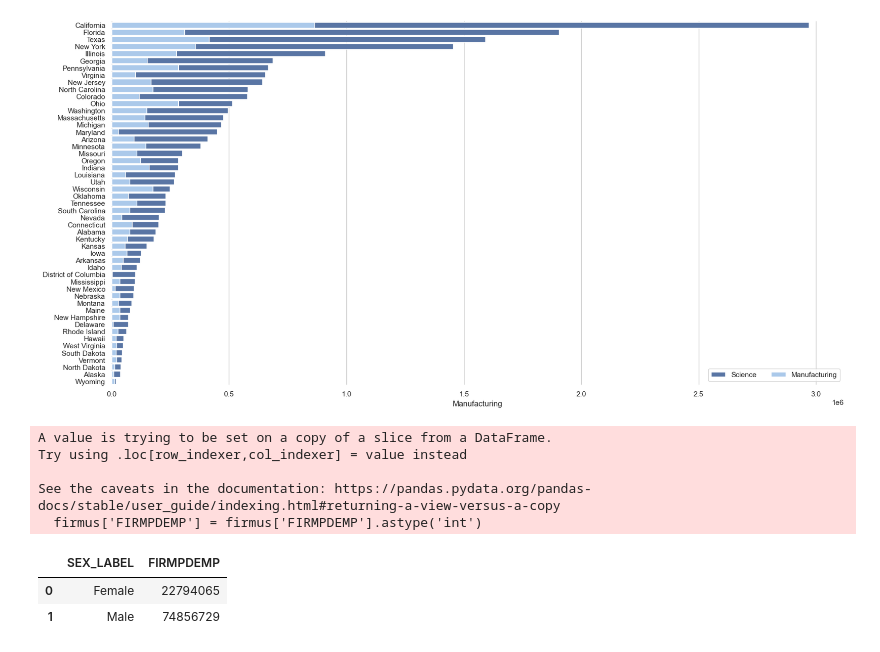
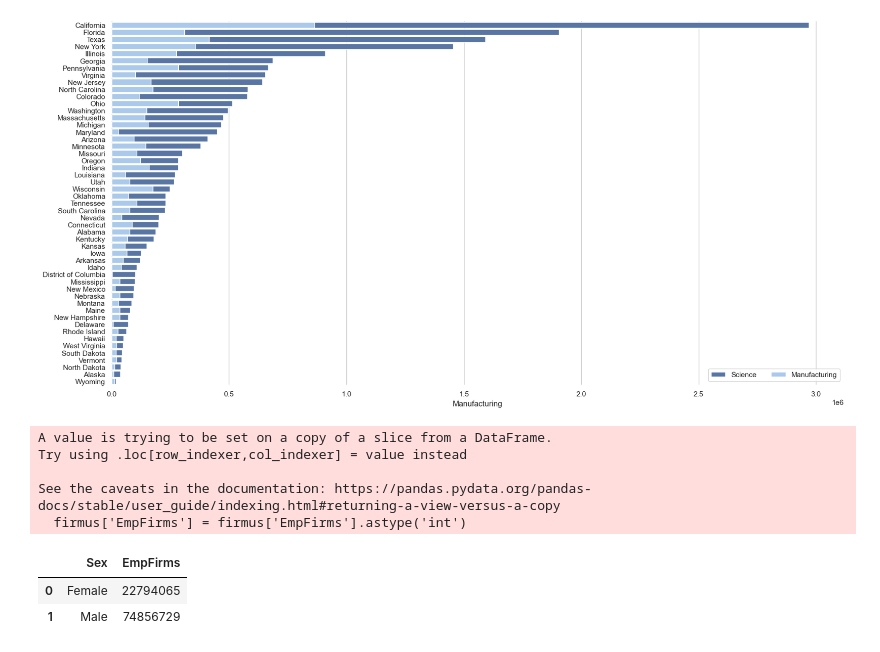
Before and after one commit to DanielnRose/Census_Assesment, a Jupyter notebook: grpupassesment.ipynb, the cells around one changed output. Cells and saved outputs as stored; diff of their text form; code cells hidden in the pictures.

```diff
--- a/grpupassesment.ipynb
+++ b/grpupassesment.ipynb
@@ -37,4 +45,14 @@ p.head(10)
 headers = p.iloc[0]
 new_p  = pd.DataFrame(p.values[1:], columns=headers)
 #remove columns we don't need
-new_p = new_p.drop(columns =['SEX', 'ETH_GROUP', 'RACE_GROUP', 'VET_GROUP', 'EMPSZFI', 'FIRMPDEMP_S_F', 'PAYANN_S_F', 'YEAR','RCPPDEMP_S_F'])
+new_p = new_p.drop(columns =['SEX', 'ETH_GROUP', 'RACE_GROUP', 'VET_GROUP', 'EMPSZFI', 'FIRMPDEMP_S_F', 'PAYANN_S_F', 'YEAR','RCPPDEMP_S_F', 'FIRMPDEMP_F', 'RCPPDEMP_F', 'EMP_F', 'EMP_S_F'])
+usadata = new_p.rename({"NAICS2017_LABEL": "Industry",
+                    "SEX_LABEL": "Sex",
+                    "FIRMPDEMP": "EmpFirms",
+                    "ETH_GROUP_LABEL": "Eth",
+                    "RACE_GROUP_LABEL": "Race",
+                    "VET_GROUP_LABEL": "Vet",
+                    "EMPSZFI_LABEL": "EMPSZFI"},
+                    axis='columns')
+
+usadata.info()
@@ -181,17 +205,17 @@ sns.despine(left=True, bottom=True)
 # %% [output]
 [figure]
 # %%
-firmus = new_p[['FIRMPDEMP','SEX_LABEL']]
-firmus['FIRMPDEMP'] = firmus['FIRMPDEMP'].astype('int')
-firmus = firmus[(firmus['SEX_LABEL']=='Female')|(firmus['SEX_LABEL']=='Male')]
-firmus = firmus.groupby(['SEX_LABEL'], as_index=False)['FIRMPDEMP'].sum()
+firmus = usadata[['EmpFirms','Sex']]
+firmus['EmpFirms'] = firmus['EmpFirms'].astype('int')
+firmus = firmus[(firmus['Sex']=='Female')|(firmus['Sex']=='Male')]
+firmus = firmus.groupby(['Sex'], as_index=False)['EmpFirms'].sum()
 firmus
 # %% [output]
 A value is trying to be set on a copy of a slice from a DataFrame.
 Try using .loc[row_indexer,col_indexer] = value instead
 
 See the caveats in the documentation: https://pandas.pydata.org/pandas-docs/stable/user_guide/indexing.html#returning-a-view-versus-a-copy
-  firmus['FIRMPDEMP'] = firmus['FIRMPDEMP'].astype('int')
+  firmus['EmpFirms'] = firmus['EmpFirms'].astype('int')
-|  | SEX_LABEL | FIRMPDEMP |
+|  | Sex | EmpFirms |
 | 0 | Female | 22794065 |
 | 1 | Male | 74856729 |
```
Also changed, not shown: parts of 11 cells of this notebook.
